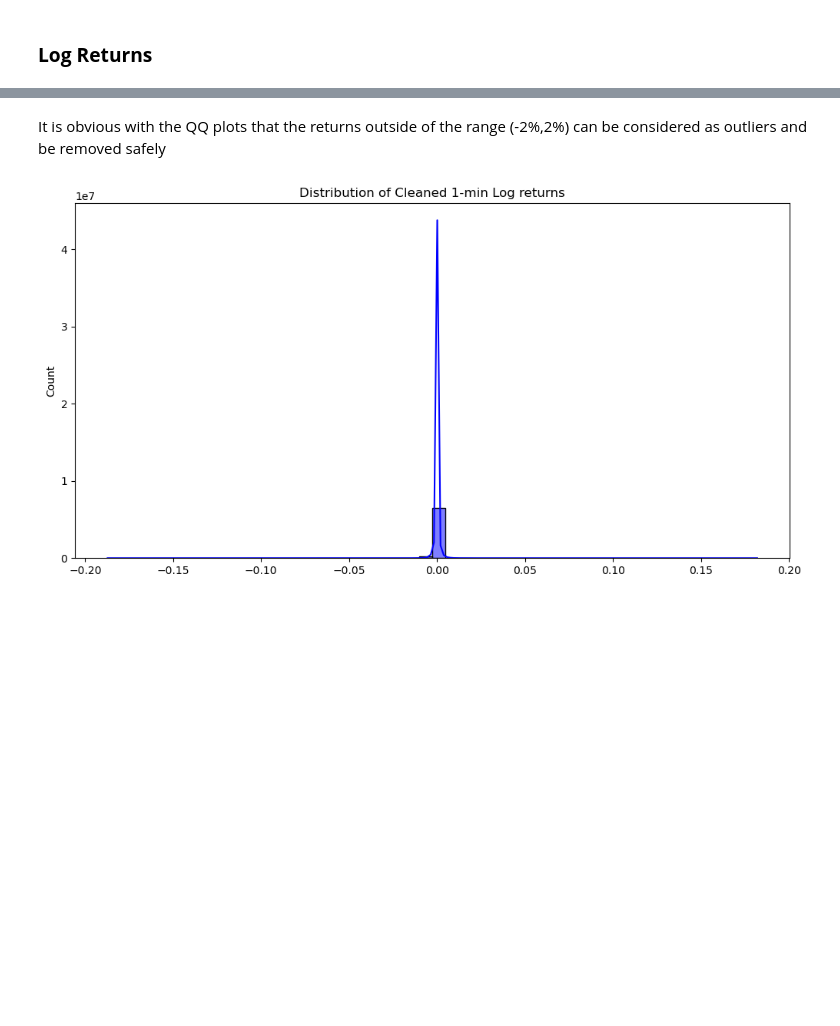
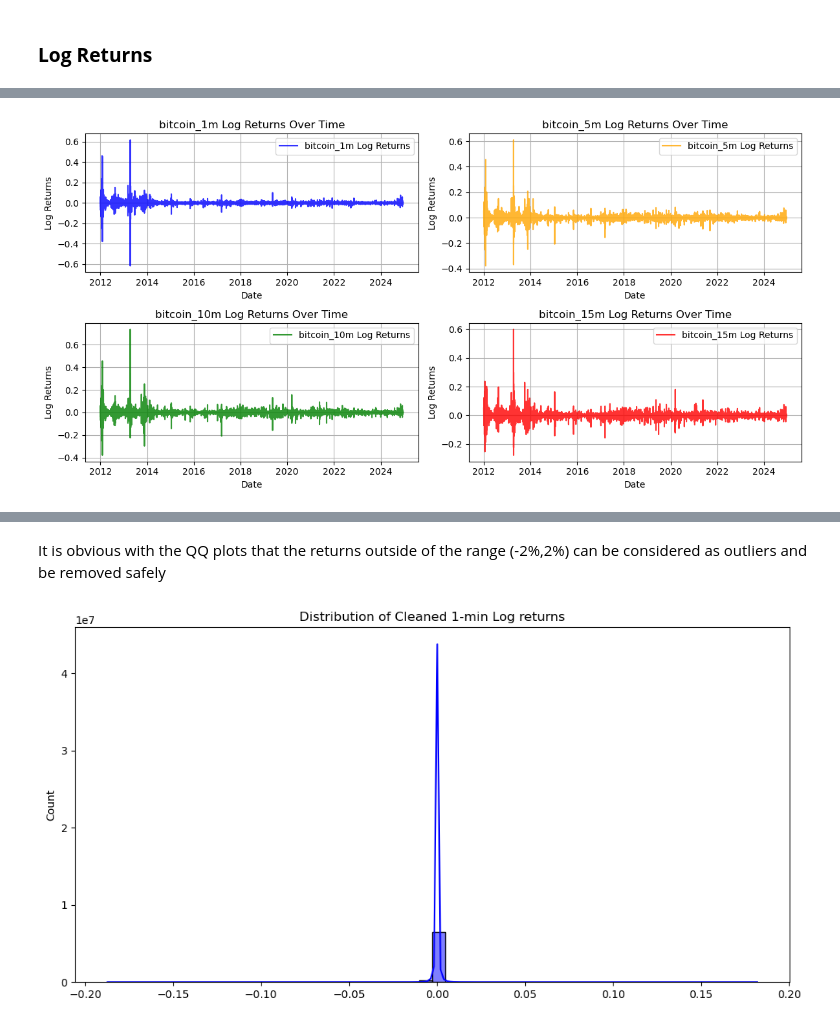
Before and after one commit to anthonymakarewicz/bitcoin-momentum-trading, a Jupyter notebook: main.ipynb, the cells around one changed output, grey strips where cells are left out. Saved outputs shown, nothing was run; the diff lists cells and outputs as text; code cells hidden in the pictures; blank space fills up the shorter version.

```diff
--- a/main.ipynb
+++ b/main.ipynb
@@ -384,17 +264,0 @@ Because of extreme -6% and 6% returns, the distribution shape for 1-min returns
-# %%
-fig, axes = plt.subplots(1, 2, figsize=(16, 6))
-
-# QQ Plot 1-Minute Log Returns
-qqplot(bitcoin.select("log_returns").to_series(), line="s", ax=axes[0], alpha=0.3)
-axes[0].set_title("QQ Plot of 1-Minute Log Returns")
-axes[0].set_xlabel("Theoretical Quantiles")
-axes[0].set_ylabel("Sample Quantiles")
-
-# QQ Plot Daily Log Returns
-qqplot(log_returns_daily.select("log_returns").to_series(), line="s", ax=axes[1], alpha=0.3)
-axes[1].set_title("QQ Plot of Daily Log Returns")
-axes[1].set_xlabel("Theoretical Quantiles")
-axes[1].set_ylabel("Sample Quantiles")
-
-fig.tight_layout()
-plt.show()
@@ -402,0 +319,37 @@ plt.show()
+# %%
+def plot_log_returns_resampled(resampled_data, start=None, end=None):
+    """
+    Plot log returns as line plots for different timeframes in a 2x2 grid.
+
+    Args:
+        resampled_data (dict): Dictionary of Polars DataFrames with log returns.
+        start (datetime, optional): Start date for filtering the data.
+        end (datetime, optional): End date for filtering the data.
+    """
+    fig, axes = plt.subplots(2, 2, figsize=(12, 6))
+    axes = axes.flatten()
+
+    for ax, (interval, data) in zip(axes, resampled_data.items()):
+        # Filter data if start and end are provided
+        if start is not None:
+            data = data.filter(pl.col("Date") >= start)
+        if end is not None:
+            data = data.filter(pl.col("Date") <= end)
+
+        ax.plot(
+            data.select("Date"), data.select("log_returns"),
+            label=f"{interval} Log Returns", color=COLOR_MAP.get(interval, "blue"), alpha=0.8
+        )
+
+        ax.set_title(f"{interval} Log Returns Over Time")
+        ax.set_xlabel("Date")
+        ax.set_ylabel("Log Returns")
+        ax.legend()
+        ax.grid(True)
+
+    fig.tight_layout()
+    plt.show()
+
+plot_log_returns_resampled(resampled_bitcoin)
+# %% [output]
+[figure, added]
```
Also changed, not shown: parts of 15 cells of this notebook, 1 other file.
